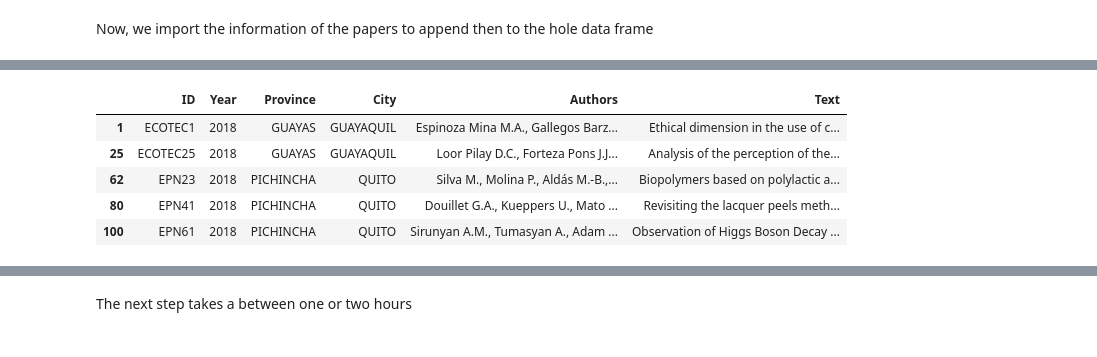
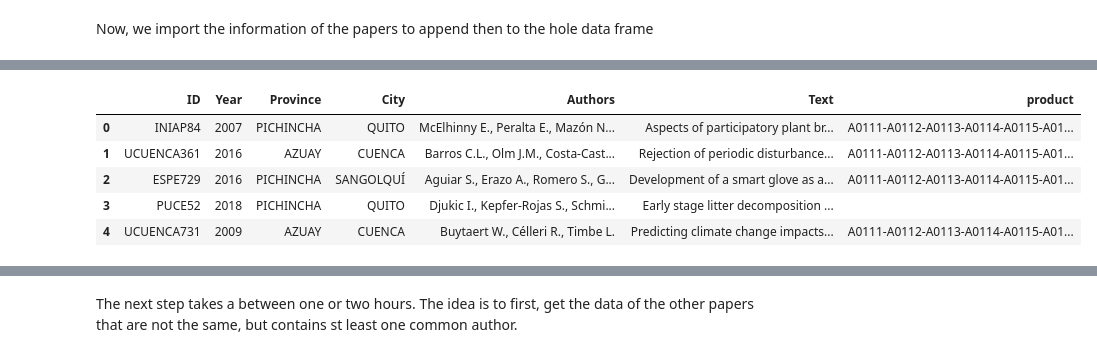
Before and after one commit to elmarcellotc/undergradute-thesis, a Jupyter notebook: application/documentation/similarity_cutoff.ipynb, the cells around one changed output, grey strips where cells are left out. Saved outputs shown, nothing was run; the diff lists cells and outputs as text; code cells hidden in the pictures.

```diff
--- a/application/documentation/similarity_cutoff.ipynb
+++ b/application/documentation/similarity_cutoff.ipynb
@@ -79,9 +82,8 @@ for j in products_codes:
 
     col_array = col_array.shape[0] * col_array.shape[1]
 
-    plt.plot(range_base, (count_array / col_array))
+    plt.plot(range_base, (count_array / col_array), linewidth=4)
 ####################################################################
-plt.title('Portion of Papers Classified per ISIC4 Letter')
-plt.savefig('outputs/graphs/g1_2_portion_classified_per_code.jpg')
-plt.show()
+plt.rcParams['font.size'] = 18
+plt.savefig('outputs/graphs/g1_2_portion_classified_per_code.jpg', dpi=600)
 # %% [output]
@@ -128,2 +137,15 @@ papers
 # %% [markdown]
 Now, we import the information of the papers to append then to the hole data frame
+# %%
+complete = pd.read_csv('treatment_data/complete.csv')
+
+preview_list = [i for i in range(5)]
+
+show_rows, show_cols = [np.random.randint(0,8000) for i in range(50)],[np.random.randint(0,400) for i in range(50)]
+
+export_to_latex(complete.iloc[preview_list, preview_list], 'papers_data.tex')
+export_to_word(complete.iloc[preview_list, preview_list], 'papers_data.docx')
+
+display(complete.iloc[preview_list, :])
+
+complete = complete.iloc[show_rows, :]
@@ -130,37 +159,21 @@ Now, we import the information of the papers to append then to the hole data fra
 # %%
-complete = pd.read_csv('treatment_data/complete.csv', encoding='utf-8')
-
-# save to the text file
-with open('outputs/tables/univercities_raw_example.tex','w') as tf:
-    tf.write(complete.iloc[[1,25,62,80,100], :].to_latex(index=False))
-
-
-display(complete.iloc[[1,25,62,80,100], :])
-
-
-# And now I merge the data. It is important to get the ID as column and not as index
-similarity.reset_index(inplace=True)
-
 # Now, I add the province of the paper, and the province of the paper, and the city
 
-papers1 = papers.T
-papers1.reset_index(inplace=True)
-papers1 = papers1.rename(columns={'index':'ID'})
-
+papers1 = papers
 # Be sure taht you have the IDs columns as str
 complete['ID'] = complete['ID'].astype(str)
-papers1['ID'] = similarity['ID']
+papers1['ID'] = papers1['ID'].astype(str)
 
 # merge on the left
-papers1 = papers1.merge(complete, how='left', on='ID')
+papers1 = complete.merge(papers1, how='left', on='ID')
 
 # Save as latex to the paper
 
-display(papers1.iloc[[1,25,62,80,100], :])
+display(papers1.head())
 # %% [output]
-|  | ID | Year | Province | City | Authors | Text |
-| 1 | ECOTEC1 | 2018 | GUAYAS | GUAYAQUIL | Espinoza Mina M.A., Gallegos Barz... | Ethical dimension in the use of c... |
-| 25 | ECOTEC25 | 2018 | GUAYAS | GUAYAQUIL | Loor Pilay D.C., Forteza Pons J.J... | Analysis of the perception of the... |
-| 62 | EPN23 | 2018 | PICHINCHA | QUITO | Silva M., Molina P., Aldás M.-B.,... | Biopolymers based on polylactic a... |
-| 80 | EPN41 | 2018 | PICHINCHA | QUITO | Douillet G.A., Kueppers U., Mato ... | Revisiting the lacquer peels meth... |
-| 100 | EPN61 | 2018 | PICHINCHA | QUITO | Sirunyan A.M., Tumasyan A., Adam ... | Observation of Higgs Boson Decay ... |
+|  | ID | Year | Province | City | Authors | Text | product |
+| 0 | INIAP84 | 2007 | PICHINCHA | QUITO | McElhinny E., Peralta E., Mazón N... | Aspects of participatory plant br... | A0111-A0112-A0113-A0114-A0115-A01... |
+| 1 | UCUENCA361 | 2016 | AZUAY | CUENCA | Barros C.L., Olm J.M., Costa-Cast... | Rejection of periodic disturbance... | A0111-A0112-A0113-A0114-A0115-A01... |
+| 2 | ESPE729 | 2016 | PICHINCHA | SANGOLQUÍ | Aguiar S., Erazo A., Romero S., G... | Development of a smart glove as a... | A0111-A0112-A0113-A0114-A0115-A01... |
+| 3 | PUCE52 | 2018 | PICHINCHA | QUITO | Djukic I., Kepfer-Rojas S., Schmi... | Early stage litter decomposition ... |  |
+| 4 | UCUENCA731 | 2009 | AZUAY | CUENCA | Buytaert W., Célleri R., Timbe L. | Predicting climate change impacts... | A0111-A0112-A0113-A0114-A0115-A01... |
@@ -173,2 +180,2 @@ display(papers1.iloc[[1,25,62,80,100], :])
 # %% [markdown]
-The next step takes a between one or two hours
+The next step takes a between one or two hours. The idea is to first, get the data of the other papers that are not the same, but contains st least one common author.
```
Also changed, not shown: parts of 12 cells of this notebook, 10 other files.
